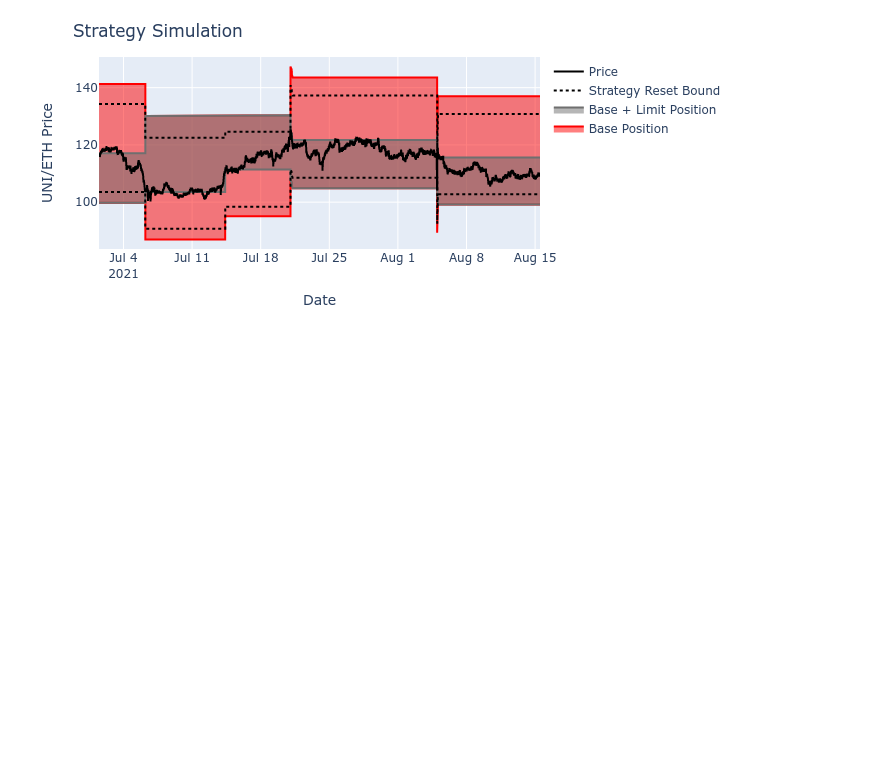
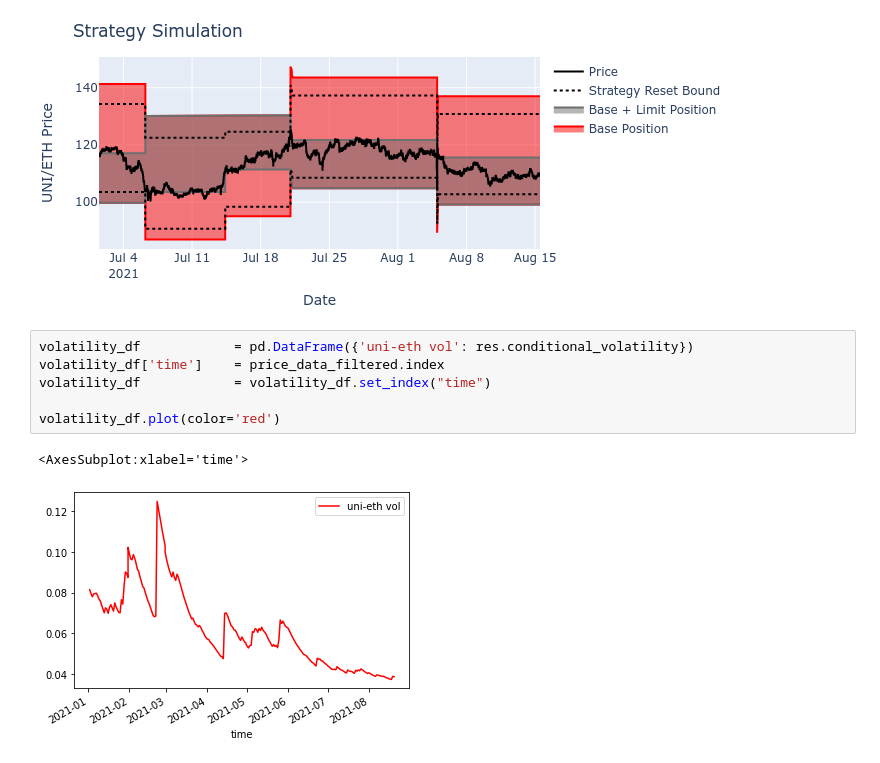
Before and after one commit to ricardgardella/active-strategy-framework, a Jupyter notebook: UniswapSimulation.ipynb, the cells around one changed output. Saved outputs shown, nothing was run; the diff lists cells and outputs as text; blank space fills up the shorter version.

```diff
--- a/UniswapSimulation.ipynb
+++ b/UniswapSimulation.ipynb
@@ -394,3 +331,12 @@ fig_strategy.update_layout(
 fig_strategy.show(renderer="png")
 # %% [output]
 [figure]
+# %%
+volatility_df            = pd.DataFrame({'uni-eth vol': res.conditional_volatility})
+volatility_df['time']    = price_data_filtered.index
+volatility_df            = volatility_df.set_index("time")
+
+volatility_df.plot(color='red')
+# %% [output]
+<AxesSubplot:xlabel='time'>
+[figure, added]
```
Also changed, not shown: parts of 11 cells of this notebook, 2 other files.
